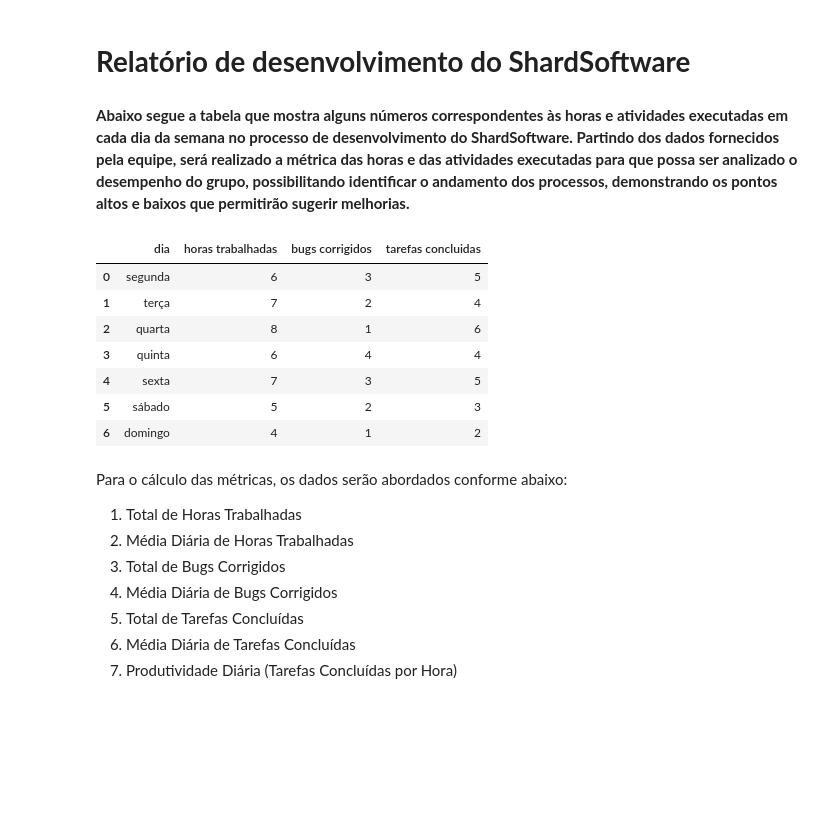
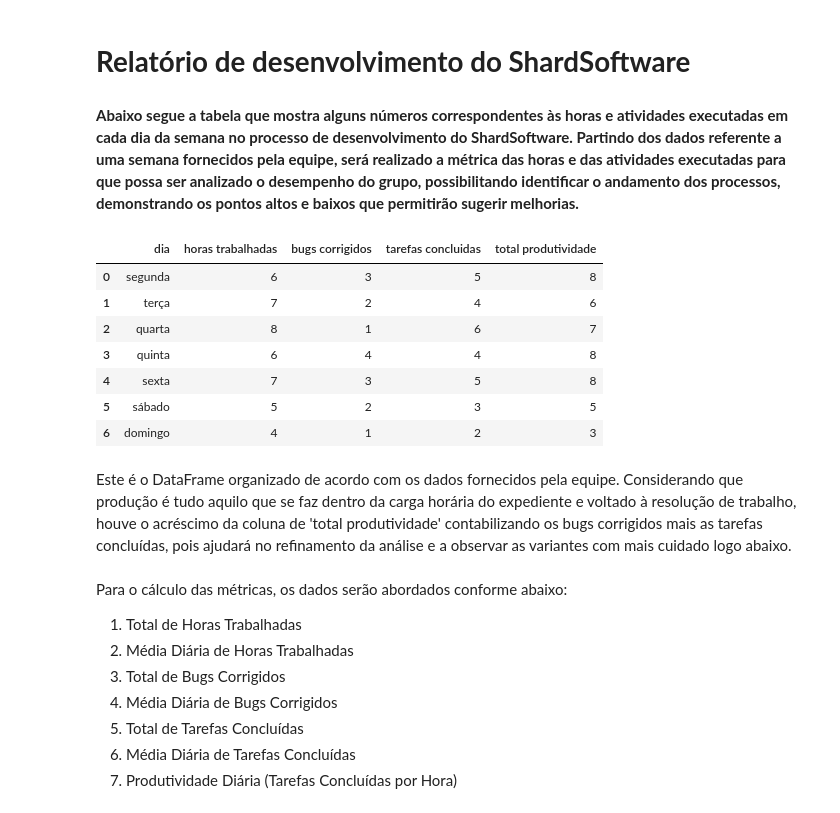
Before and after one commit to mathuscm/Projeto_M4_Relatorio-de-Progresso, a Jupyter notebook: projeto_m4_individual.ipynb, the cells around one changed output. Cells and saved outputs as stored; diff of their text form; code cells hidden in the pictures; blank space fills up the shorter version.

```diff
--- a/projeto_m4_individual.ipynb
+++ b/projeto_m4_individual.ipynb
@@ -1,26 +1,30 @@
 # %% [markdown]
 # **Relatório de desenvolvimento do ShardSoftware**
 # %% [markdown]
-**Abaixo segue a tabela que mostra alguns números correspondentes às horas e atividades executadas em cada dia da semana no processo de desenvolvimento do ShardSoftware. Partindo dos dados fornecidos pela equipe, será realizado a métrica das horas e das atividades executadas para que possa ser analizado o desempenho do grupo, possibilitando identificar o andamento dos processos, demonstrando os pontos altos e baixos que permitirão sugerir melhorias.**
+**Abaixo segue a tabela que mostra alguns números correspondentes às horas e atividades executadas em cada dia da semana no processo de desenvolvimento do ShardSoftware. Partindo dos dados referente a uma semana fornecidos pela equipe, será realizado a métrica das horas e das atividades executadas para que possa ser analizado o desempenho do grupo, possibilitando identificar o andamento dos processos, demonstrando os pontos altos e baixos que permitirão sugerir melhorias.**
 # %%
 import pandas as pd
 import matplotlib.pyplot as plt
 # %%
 tabela = {'dia':['segunda', 'terça', 'quarta', 'quinta','sexta', 'sábado','domingo'],
           'horas trabalhadas':[6, 7, 8, 6, 7, 5, 4],
           'bugs corrigidos':[3, 2, 1, 4, 3, 2, 1],
           'tarefas concluidas':[5, 4, 6, 4, 5, 3, 2]}
 table = pd.DataFrame(tabela)
+table['total produtividade'] = table['bugs corrigidos'] + table['tarefas concluidas']
+
 table
 # %% [output]
-|  | dia | horas trabalhadas | bugs corrigidos | tarefas concluidas |
-| 0 | segunda | 6 | 3 | 5 |
-| 1 | terça | 7 | 2 | 4 |
-| 2 | quarta | 8 | 1 | 6 |
-| 3 | quinta | 6 | 4 | 4 |
-| 4 | sexta | 7 | 3 | 5 |
-| 5 | sábado | 5 | 2 | 3 |
-| 6 | domingo | 4 | 1 | 2 |
+|  | dia | horas trabalhadas | bugs corrigidos | tarefas concluidas | total produtividade |
+| 0 | segunda | 6 | 3 | 5 | 8 |
+| 1 | terça | 7 | 2 | 4 | 6 |
+| 2 | quarta | 8 | 1 | 6 | 7 |
+| 3 | quinta | 6 | 4 | 4 | 8 |
+| 4 | sexta | 7 | 3 | 5 | 8 |
+| 5 | sábado | 5 | 2 | 3 | 5 |
+| 6 | domingo | 4 | 1 | 2 | 3 |
+# %% [markdown]
+Este é o DataFrame organizado de acordo com os dados fornecidos pela equipe. Considerando que produção é tudo aquilo que se faz dentro da carga horária do expediente e voltado à resolução de trabalho, houve o acréscimo da coluna de 'total produtividade' contabilizando os bugs corrigidos mais as tarefas concluídas, pois ajudará no refinamento da análise e a observar as variantes com mais cuidado logo abaixo.
 # %% [markdown]
 Para o cálculo das métricas, os dados serão abordados conforme abaixo:
 1. Total de Horas Trabalhadas
```
Also changed, not shown: parts of 8 cells of this notebook.
